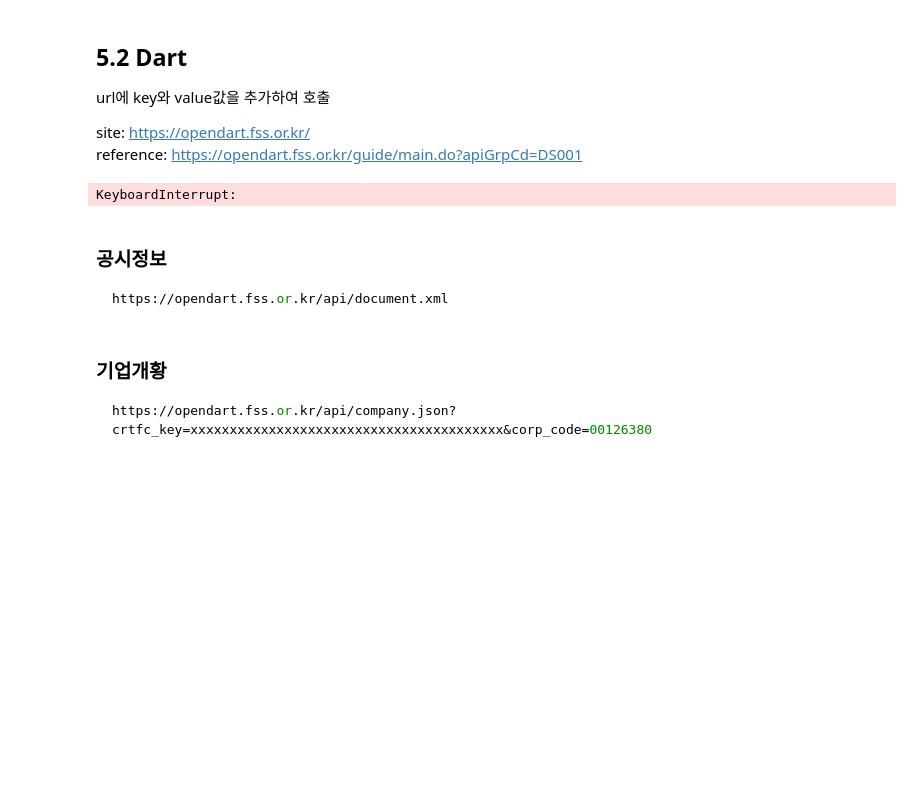
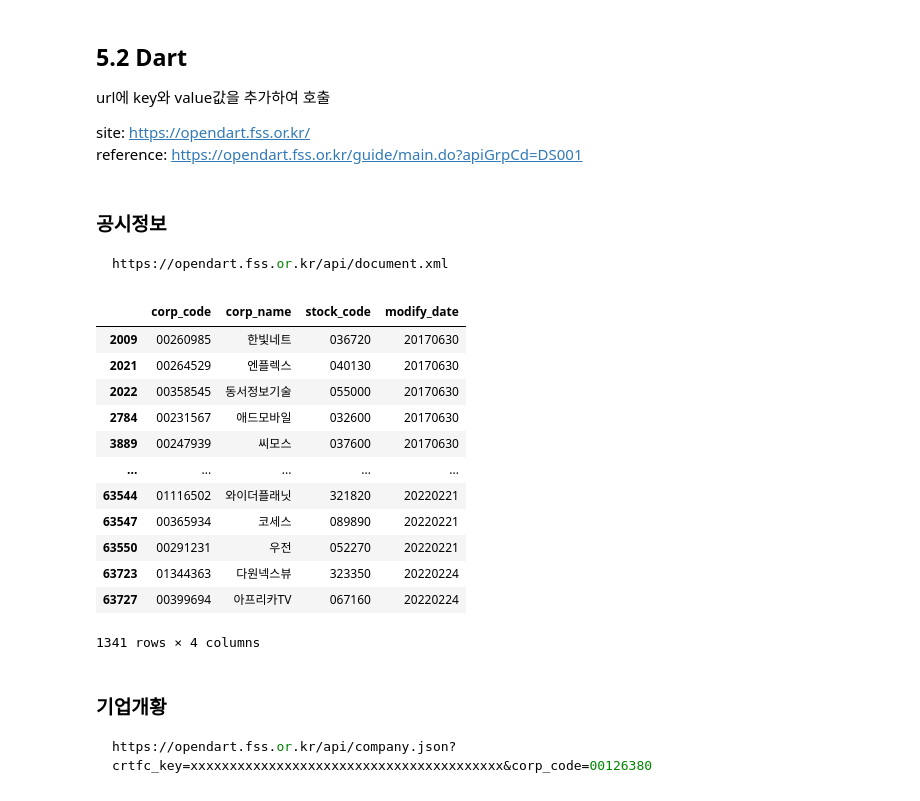
Before and after one commit to jikukjs/BigDataClass, a Jupyter notebook: bigdata 1/day07.ipynb, the cells around one changed output. Drawn from its saved outputs; the diff is of its cells as text; code cells hidden in the pictures; blank space fills up the shorter version.

```diff
--- a/bigdata 1/day07.ipynb
+++ b/bigdata 1/day07.ipynb
@@ -16,15 +18,0 @@ import xml.etree.ElementTree as ET
-# %%
-tree = ET.parse('./data/CORPCODE.xml')
-root = tree.getroot()
-
-corpcode = pd.DataFrame()
-for i, child in enumerate(tqdm(root)):
-    data = {
-        child[0].tag: child[0].text,
-        child[1].tag: child[0].text,
-        child[2].tag: child[0].text,
-        child[3].tag: child[0].text
-    }
-    corpcode = corpcode.append(pd.DataFrame(data, index=[i]))
-# %% [output]
-KeyboardInterrupt:
@@ -39,3 +32,33 @@ API_CODE = '49ea8d71f84962ddd6181f76d26c6707fa289a01'
+# %%
+tree = ET.parse('./data/CORPCODE.xml')
+root = tree.getroot()
+
+corpcode = pd.DataFrame()
+for i, child in enumerate(tqdm(root)):
+    data = {
+        child[0].tag: child[0].text,
+        child[1].tag: child[1].text,
+        child[2].tag: child[2].text,
+        child[3].tag: child[3].text,
+    }
+
+    corpcode = corpcode.append(pd.DataFrame(data, index=[i]))
+# %%
+corpcode.query('stock_code != " "')
+# %% [output]
+|  | corp_code | corp_name | stock_code | modify_date |
+| 2009 | 00260985 | 한빛네트 | 036720 | 20170630 |
+| 2021 | 00264529 | 엔플렉스 | 040130 | 20170630 |
+| 2022 | 00358545 | 동서정보기술 | 055000 | 20170630 |
+| 2784 | 00231567 | 애드모바일 | 032600 | 20170630 |
+| 3889 | 00247939 | 씨모스 | 037600 | 20170630 |
+| ... | ... | ... | ... | ... |
+| 63544 | 01116502 | 와이더플래닛 | 321820 | 20220221 |
+| 63547 | 00365934 | 코세스 | 089890 | 20220221 |
+| 63550 | 00291231 | 우전 | 052270 | 20220221 |
+| 63723 | 01344363 | 다원넥스뷰 | 323350 | 20220224 |
+| 63727 | 00399694 | 아프리카TV | 067160 | 20220224 |
+1341 rows × 4 columns
 # %% [markdown]
 ### 기업개황
 
```
Also changed, not shown: parts of 35 cells of this notebook.
